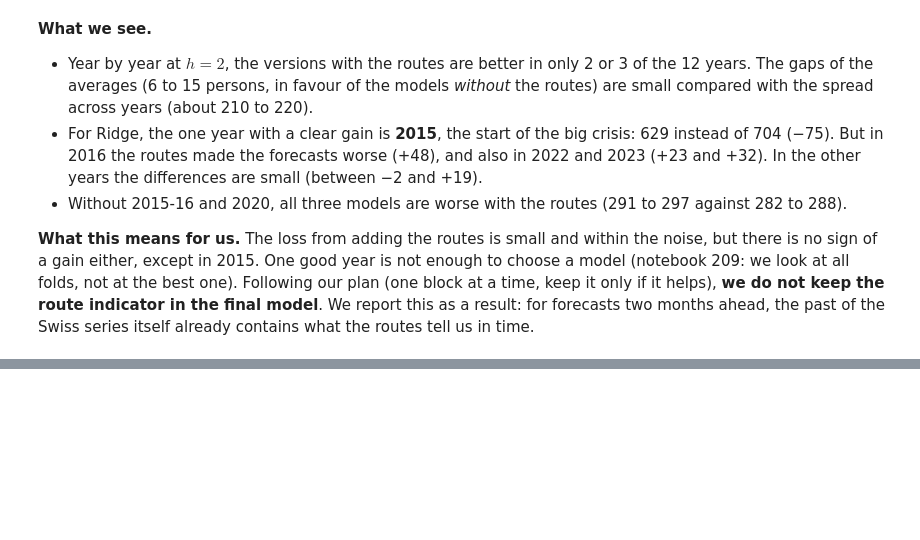
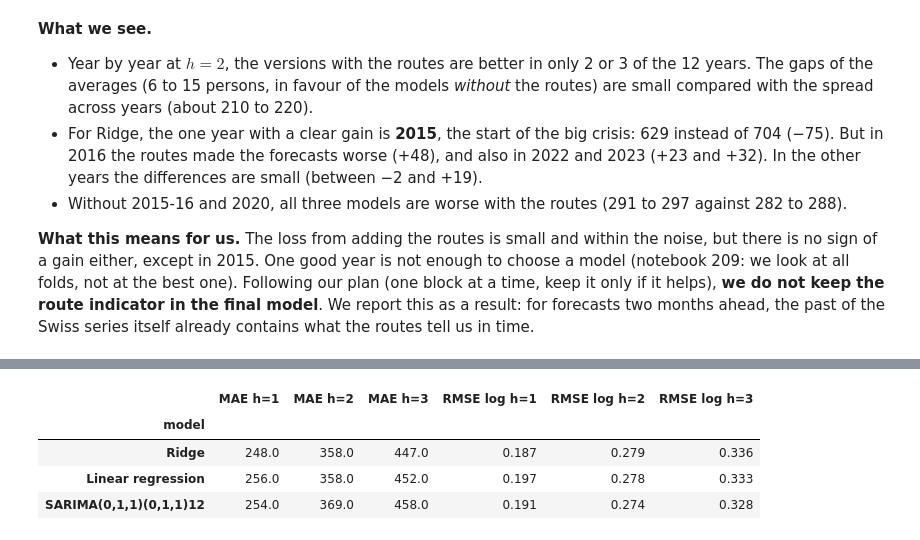
Before and after one commit to axe3010/dsf-asylum-forecast-II, a Jupyter notebook: code/03_evaluate.ipynb, the cells around one changed output, grey strips where cells are left out. Cells and saved outputs as stored; diff of their text form; code cells hidden in the pictures; blank space fills up the shorter version.

```diff
--- a/code/03_evaluate.ipynb
+++ b/code/03_evaluate.ipynb
@@ -378,0 +383,9 @@ ridge_years
+# %%
+candidates = ["Ridge", "Linear regression", "SARIMA(0,1,1)(0,1,1)12"]
+overview.loc[candidates]
+# %% [output]
+|  | MAE h=1 | MAE h=2 | MAE h=3 | RMSE log h=1 | RMSE log h=2 | RMSE log h=3 |
+| model |  |  |  |  |  |  |
+| Ridge | 248.0 | 358.0 | 447.0 | 0.187 | 0.279 | 0.336 |
+| Linear regression | 256.0 | 358.0 | 452.0 | 0.197 | 0.278 | 0.333 |
+| SARIMA(0,1,1)(0,1,1)12 | 254.0 | 369.0 | 458.0 | 0.191 | 0.274 | 0.328 |
```
Also changed, not shown: parts of 3 cells of this notebook.
